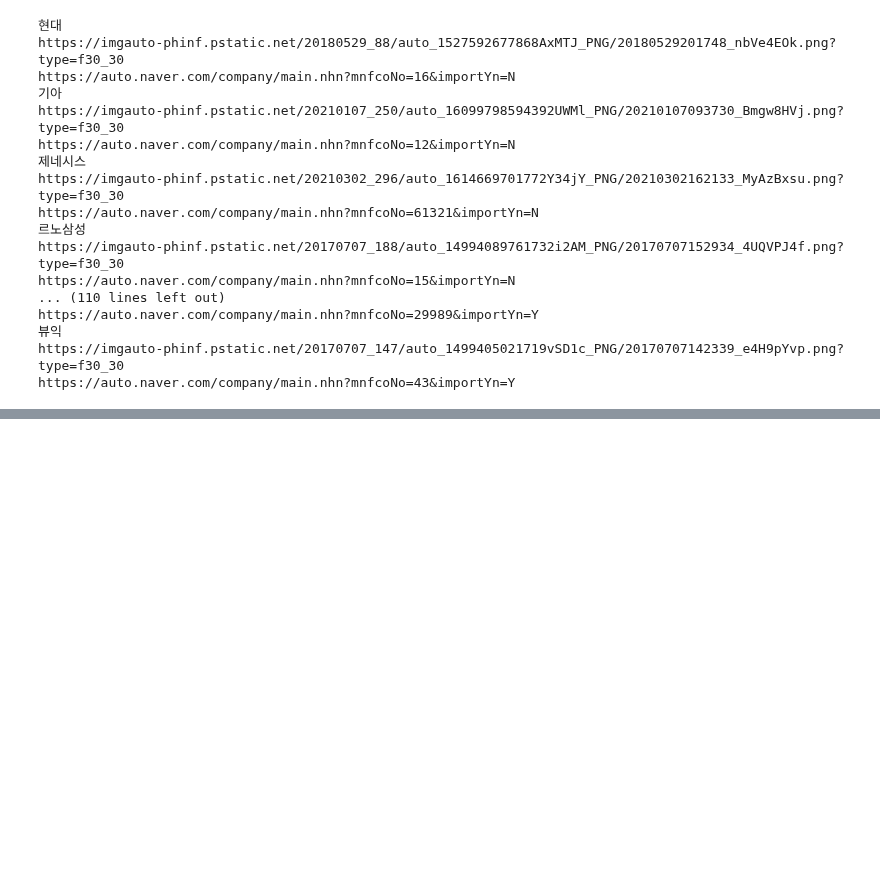
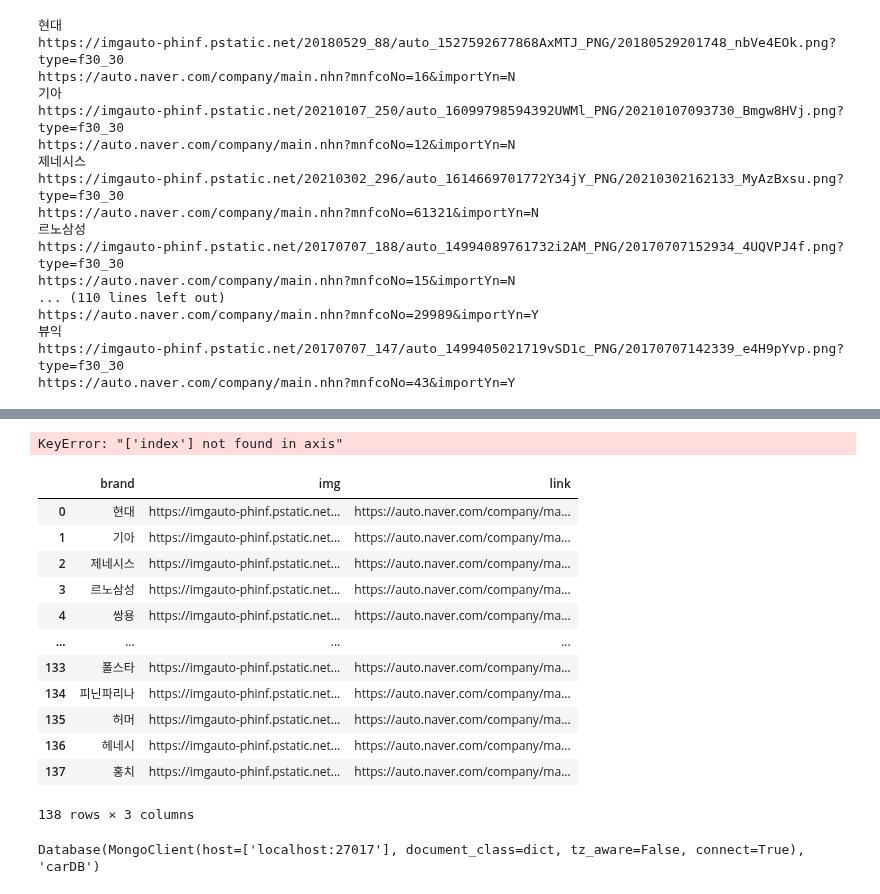
Before and after one commit to Supreme-YS/TIL, a Jupyter notebook: Data_Analysis/selenium[01].ipynb, the cells around one changed output, grey strips where cells are left out. Drawn from its saved outputs; the diff is of its cells as text; code cells hidden in the pictures; blank space fills up the shorter version.

```diff
--- a/Data_Analysis/selenium[01].ipynb
+++ b/Data_Analysis/selenium[01].ipynb
@@ -174,0 +220,27 @@ https://auto.naver.com/company/main.nhn?mnfcoNo=43&importYn=Y
+# %%
+car_dataDF.dropna(inplace=True)
+# %%
+car_dataDF['num'] = np.arange(138)
+car_dataDF = car_dataDF.drop(['num'], axis=1)
+# %%
+car_dataDF = car_dataDF.reset_index()
+# %%
+car_dataDF = car_dataDF.drop(['index'], axis=1)
+# %% [output]
+KeyError: "['index'] not found in axis"
+# %%
+car_dataDF
+# %% [output]
+|  | brand | img | link |
+| 0 | 현대 | https://imgauto-phinf.pstatic.net... | https://auto.naver.com/company/ma... |
+| 1 | 기아 | https://imgauto-phinf.pstatic.net... | https://auto.naver.com/company/ma... |
+| 2 | 제네시스 | https://imgauto-phinf.pstatic.net... | https://auto.naver.com/company/ma... |
+| 3 | 르노삼성 | https://imgauto-phinf.pstatic.net... | https://auto.naver.com/company/ma... |
+| 4 | 쌍용 | https://imgauto-phinf.pstatic.net... | https://auto.naver.com/company/ma... |
+| ... | ... | ... | ... |
+| 133 | 폴스타 | https://imgauto-phinf.pstatic.net... | https://auto.naver.com/company/ma... |
+| 134 | 피닌파리나 | https://imgauto-phinf.pstatic.net... | https://auto.naver.com/company/ma... |
+| 135 | 허머 | https://imgauto-phinf.pstatic.net... | https://auto.naver.com/company/ma... |
+| 136 | 헤네시 | https://imgauto-phinf.pstatic.net... | https://auto.naver.com/company/ma... |
+| 137 | 홍치 | https://imgauto-phinf.pstatic.net... | https://auto.naver.com/company/ma... |
+138 rows × 3 columns
@@ -174,0 +251,5 @@ https://auto.naver.com/company/main.nhn?mnfcoNo=43&importYn=Y
+# %%
+carDB = conn.carDB
+print(carDB)
+# %% [output]
+Database(MongoClient(host=['localhost:27017'], document_class=dict, tz_aware=False, connect=True), 'carDB')
```
Also changed, not shown: parts of 20 cells of this notebook.
